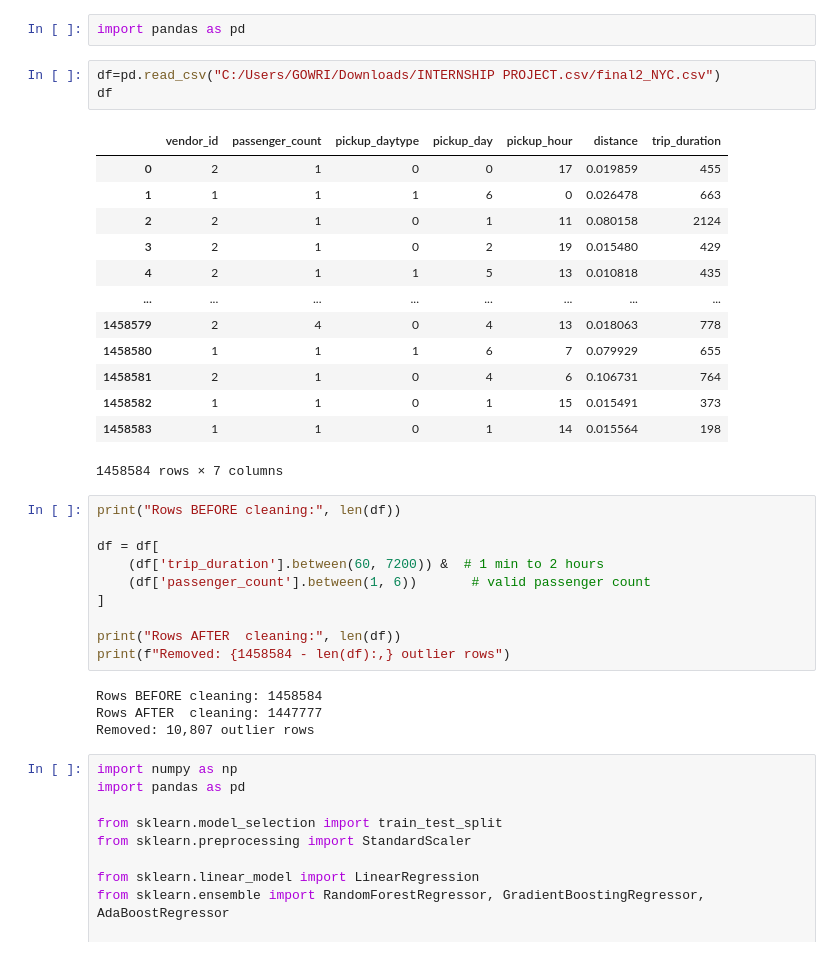
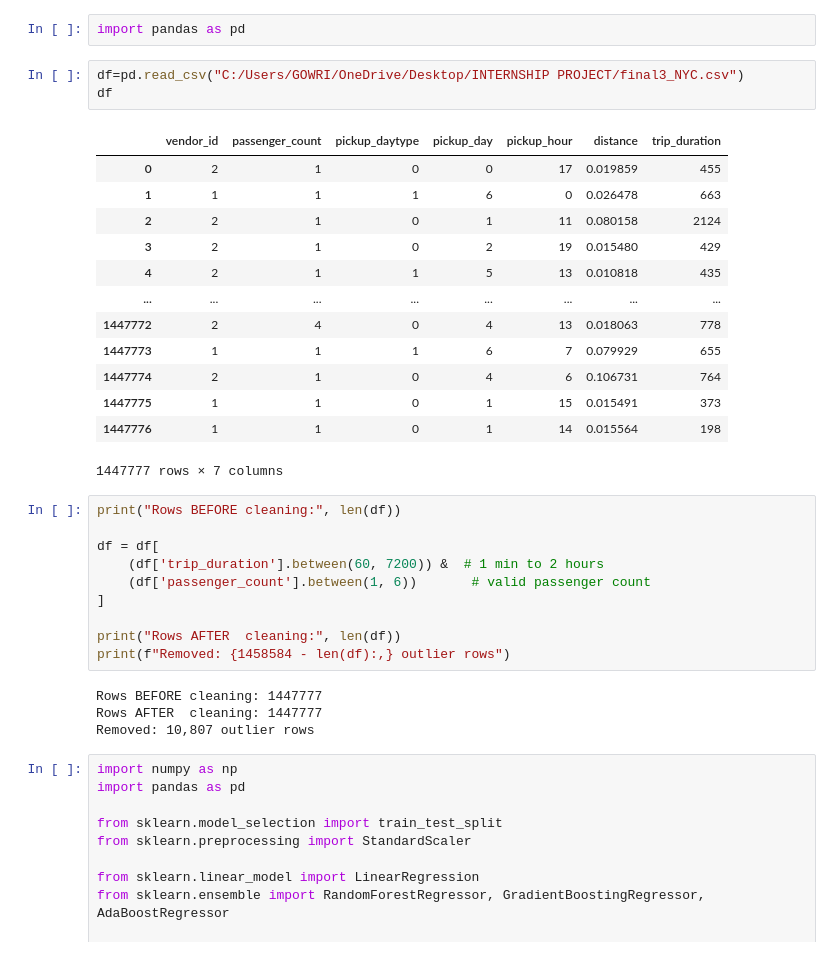
Before and after one commit to Gowri-Rukku/data-science, a Jupyter notebook: NYC/nycproject2.ipynb, the cells around one changed output. Saved outputs shown, nothing was run; the diff lists cells and outputs as text.

```diff
--- a/NYC/nycproject2.ipynb
+++ b/NYC/nycproject2.ipynb
@@ -1,22 +1,22 @@
 # %%
 import pandas as pd
 # %%
-df=pd.read_csv("C:/Users/GOWRI/Downloads/INTERNSHIP PROJECT.csv/final2_NYC.csv")
+df=pd.read_csv("C:/Users/GOWRI/OneDrive/Desktop/INTERNSHIP PROJECT/final3_NYC.csv")
 df
 # %% [output]
 |  | vendor_id | passenger_count | pickup_daytype | pickup_day | pickup_hour | distance | trip_duration |
 | 0 | 2 | 1 | 0 | 0 | 17 | 0.019859 | 455 |
 | 1 | 1 | 1 | 1 | 6 | 0 | 0.026478 | 663 |
 | 2 | 2 | 1 | 0 | 1 | 11 | 0.080158 | 2124 |
 | 3 | 2 | 1 | 0 | 2 | 19 | 0.015480 | 429 |
 | 4 | 2 | 1 | 1 | 5 | 13 | 0.010818 | 435 |
 | ... | ... | ... | ... | ... | ... | ... | ... |
-| 1458579 | 2 | 4 | 0 | 4 | 13 | 0.018063 | 778 |
-| 1458580 | 1 | 1 | 1 | 6 | 7 | 0.079929 | 655 |
-| 1458581 | 2 | 1 | 0 | 4 | 6 | 0.106731 | 764 |
-| 1458582 | 1 | 1 | 0 | 1 | 15 | 0.015491 | 373 |
-| 1458583 | 1 | 1 | 0 | 1 | 14 | 0.015564 | 198 |
+| 1447772 | 2 | 4 | 0 | 4 | 13 | 0.018063 | 778 |
+| 1447773 | 1 | 1 | 1 | 6 | 7 | 0.079929 | 655 |
+| 1447774 | 2 | 1 | 0 | 4 | 6 | 0.106731 | 764 |
+| 1447775 | 1 | 1 | 0 | 1 | 15 | 0.015491 | 373 |
+| 1447776 | 1 | 1 | 0 | 1 | 14 | 0.015564 | 198 |
-1458584 rows × 7 columns
+1447777 rows × 7 columns
 # %%
 print("Rows BEFORE cleaning:", len(df))
 
@@ -28,7 +28,7 @@ df = df[
 print("Rows AFTER  cleaning:", len(df))
 print(f"Removed: {1458584 - len(df):,} outlier rows")
 # %% [output]
-Rows BEFORE cleaning: 1458584
+Rows BEFORE cleaning: 1447777
 Rows AFTER  cleaning: 1447777
 Removed: 10,807 outlier rows
 # %%
```
Also changed, not shown: parts of 13 cells of this notebook, 3 other files.
